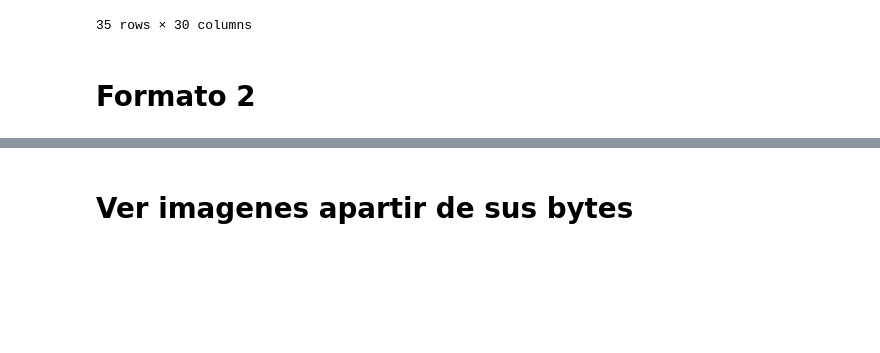
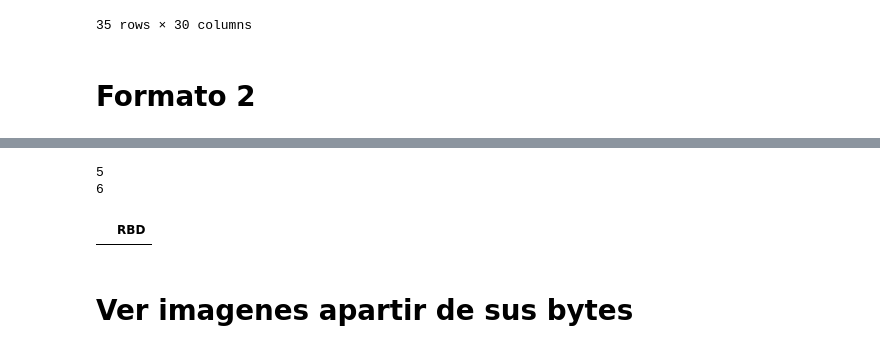
Before and after one commit to MrChurrasco/Practice_PDF_Parse, a Jupyter notebook: Demo.ipynb, the cells around one changed output, grey strips where cells are left out. Saved outputs shown, nothing was run; the diff lists cells and outputs as text; code cells hidden in the pictures; blank space fills up the shorter version.

```diff
--- a/Demo.ipynb
+++ b/Demo.ipynb
@@ -12,9 +33,9 @@ f3_error = "c:/Users/Sebastián Carrasco/Desktop/Practica CIAE/Automización Asi
 # %%
 doc = fitz.open(f3_error)
-list_blocks = get_info_in_blocks(doc)
+list_blocks: list = get_info_in_blocks(doc)
 parse_blocks(list_blocks)
 raw_data = list(map(lambda x: str(x).split(), list_blocks))
-print(raw_data)
+#print(raw_data)
 meta_data = []
 i = 0
 while i < len(raw_data):
@@ -164,0 +184,9 @@ a
+# %%
+f1 = "C:/Users/Sebastián Carrasco/Desktop/Practica CIAE/Automización Asisitencia/Ejemplos Test/Formato1.pdf"
+f1_error = "c:/Users/Sebastián Carrasco/Desktop/Practica CIAE/Automización Asisitencia/Asistencia SIGE/Marzo-Nov/Formato 1/24883/1.- marzo.pdf"
+# %%
+doc = fitz.open(f1_error)
+list_blocks = get_info_in_blocks(doc)
+parse_blocks(list_blocks)
+a, b = slice_for_word(list_blocks,"Detalle")
+c, d = slice_for_word(b,"Alumnos")
@@ -165,3 +262,10 @@ a
+# %%
+o = parse_format3(d,9993,"Octubre")
+o
+# %% [output]
+5
+6
+|  | RBD |
 # %% [markdown]
 # Ver imagenes apartir de sus bytes
 # %%
```
Also changed, not shown: parts of 8 cells of this notebook, 1 other file.
